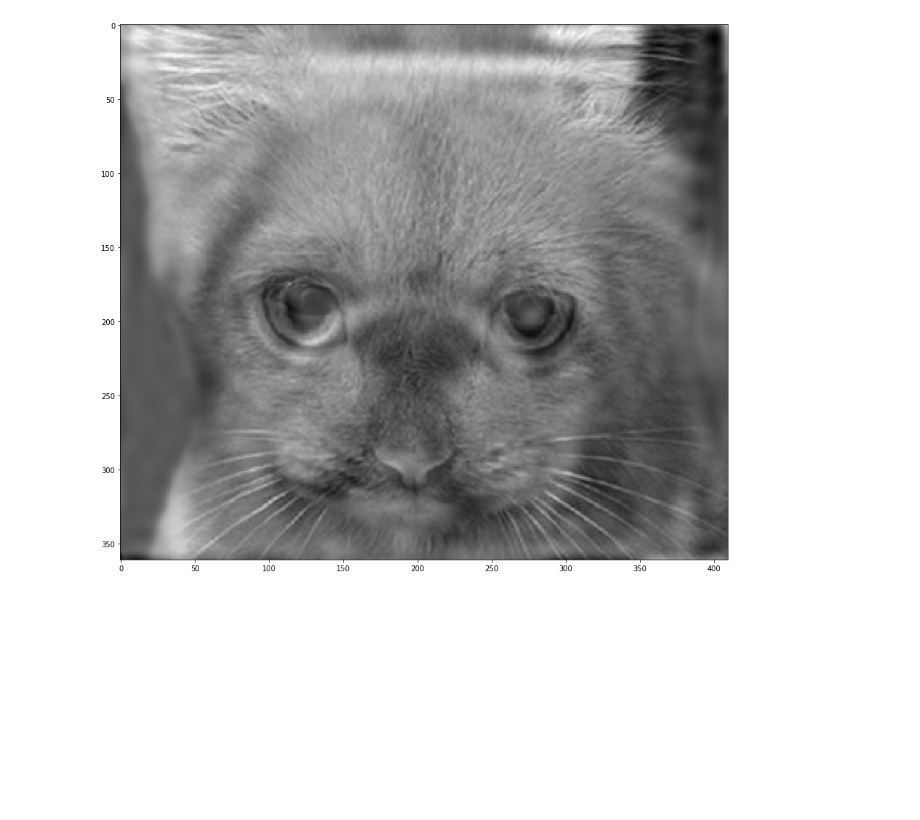
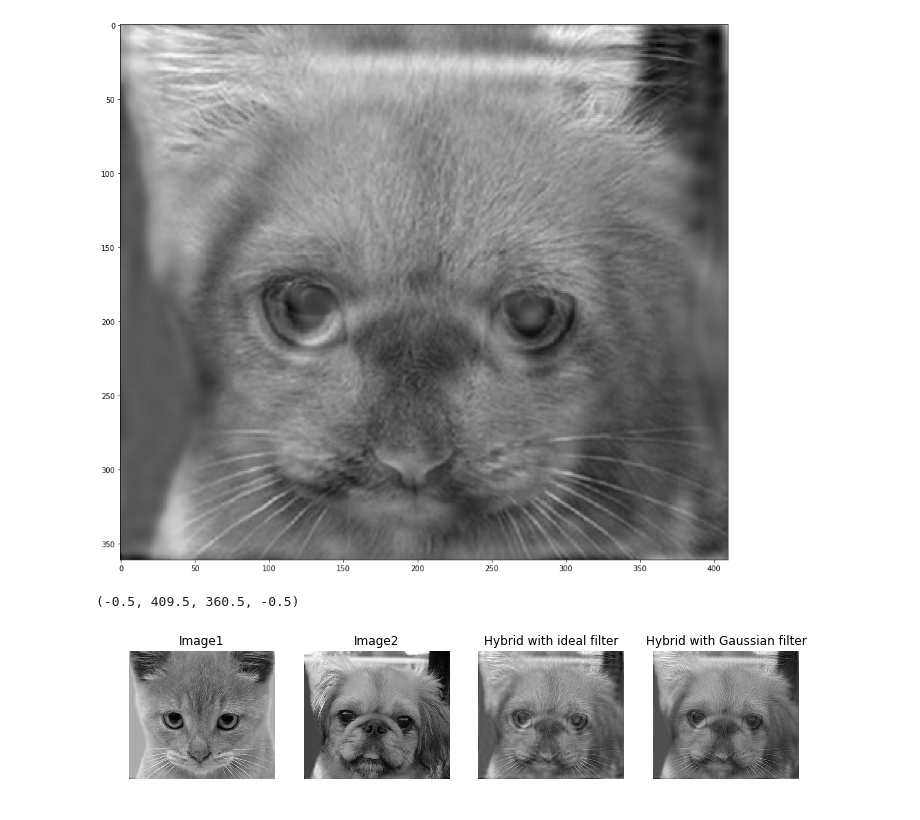
Before and after one commit to JimmyChiu702/CV_homework2, a Jupyter notebook: hybrid_image.ipynb, the cells around one changed output. Saved outputs shown, nothing was run; the diff lists cells and outputs as text; code cells hidden in the pictures; blank space fills up the shorter version.

```diff
--- a/hybrid_image.ipynb
+++ b/hybrid_image.ipynb
@@ -72,3 +72,23 @@ plt.imshow(res, cmap='gray')
 # %% [output]
 <matplotlib.image.AxesImage at 0x...>
 [figure]
+# %%
+fig, axs = plt.subplots(1, 4)
+fig.set_size_inches(12, 48)
+
+i = 3
+axs[0].imshow(images[i*2], cmap='gray')
+axs[0].set_title('Image1')
+axs[0].axis('off')
+axs[1].imshow(images[i*2+1], cmap='gray')
+axs[1].set_title('Image2')
+axs[1].axis('off')
+axs[2].imshow(hybrid_image(images[i*2], 20, images[i*2+1], 20, ideal_filter), cmap='gray')
+axs[2].set_title('Hybrid with ideal filter')
+axs[2].axis('off')
+axs[3].imshow(hybrid_image(images[i*2], 20, images[i*2+1], 20, gaussian_filter), cmap='gray')
+axs[3].set_title('Hybrid with Gaussian filter')
+axs[3].axis('off')
+# %% [output]
+(-0.5, 409.5, 360.5, -0.5)
+[figure, added]
```
